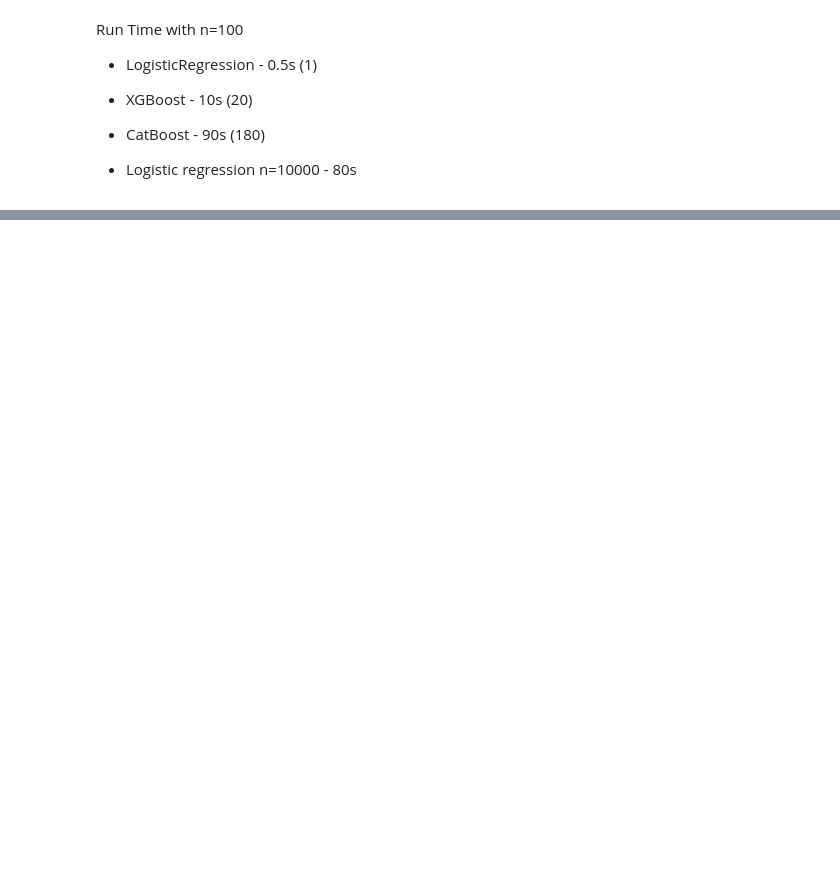
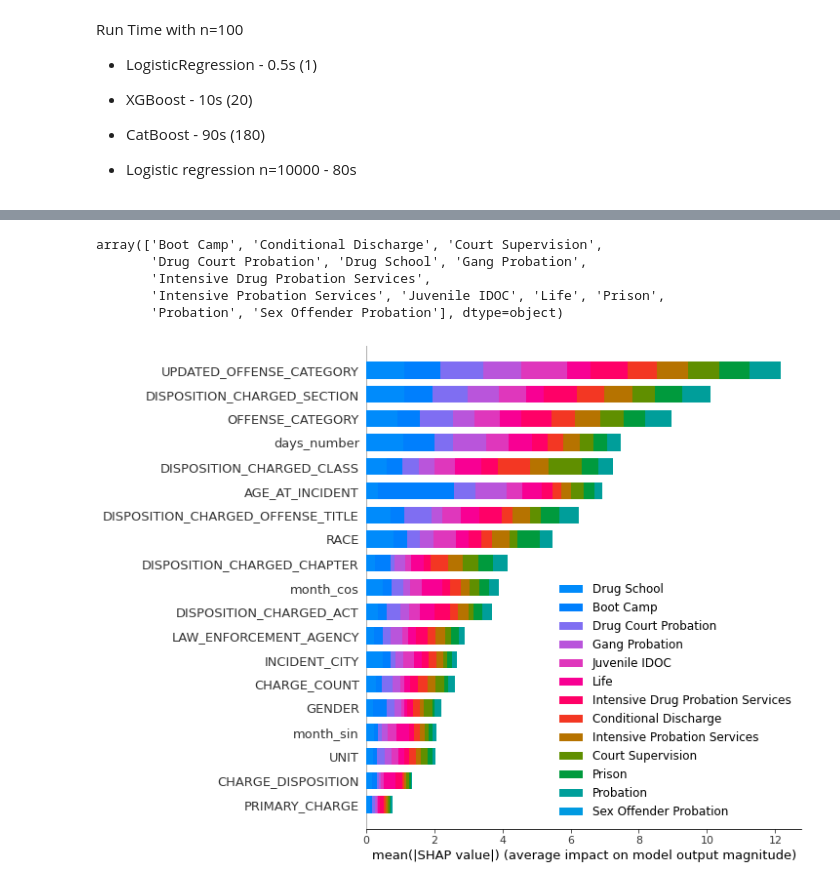
Before and after one commit to MinuraSilva/SentencePredictor, a Jupyter notebook: Model_prediction.ipynb, the cells around one changed output, grey strips where cells are left out. Drawn from its saved outputs; the diff is of its cells as text; code cells hidden in the pictures; blank space fills up the shorter version.

Commit message:
Finish modelling. Run on Google Colab with GPU, otherwise CatBoost will take too long

```diff
--- a/Model_prediction.ipynb
+++ b/Model_prediction.ipynb
@@ -331,3 +319,7 @@ modelCB = CatBoostClassifier(cat_features=categorical_features)
+# %%
+# Note change task_type to 'CPU' if computer does not have an NVIDIA graphics card and CUDA installed.
+# Note: running on CPU is about 400 times slower (and will take about a day).
+modelCB = CatBoostClassifier(cat_features=categorical_features, task_type="GPU", verbose=1000)
 # %% [markdown]
 Run Time with n=100
 - LogisticRegression - 0.5s (1)
@@ -337,19 +329,20 @@ Run Time with n=100
 
 - Logistic regression n=10000 - 80s
 # %%
-n=10000
+n=len(X_train_cat) # full dataset
+# Removing all except Catboost since they are too slow for running on the whole dataset.
 
 print("DummyClassifier")
 %timeit -n1 -r1 modelDC.fit(X_train_ohe.head(n), y_train_type.head(n))
 
-print("\nLogisticRegression")
-%timeit -n1 -r1 modelLR.fit(X_train_ohe.head(n), y_train_type.head(n))
+# print("\nLogisticRegression")
+# %timeit -n1 -r1 modelLR.fit(X_train_ohe.head(n), y_train_type.head(n))
 
 # print("\nXGBoost")
 # %timeit -n1 -r1 modelXG.fit(X_train_ohe.head(n), y_train_type.head(n))
 
-# print("\nCatBoost")
-# %timeit -n1 -r1 modelCB.fit(X_train_cat.head(n), y_train_type.head(n), verbose=1000)
+print("\nCatBoost")
+%timeit -n1 -r1 modelCB.fit(X_train_cat.head(n), y_train_type.head(n))
 
 
 # Has problems with the feature names
@@ -440,0 +400,5 @@ Learning rate set to 0.07036
+# %%
+explainer = shap.TreeExplainer(modelCB)
+shap_values = explainer.shap_values(X_train_cat)
+# shap_values.shape
+shap.initjs()
@@ -440,0 +408,15 @@ Learning rate set to 0.07036
+# %%
+# order was verified manually by looking at which column of predict_proba was the highest
+class_labels = y_train_type.unique()
+class_labels.sort()
+class_labels
+# %% [output]
+array(['Boot Camp', 'Conditional Discharge', 'Court Supervision',
+       'Drug Court Probation', 'Drug School', 'Gang Probation',
+       'Intensive Drug Probation Services',
+       'Intensive Probation Services', 'Juvenile IDOC', 'Life', 'Prison',
+       'Probation', 'Sex Offender Probation'], dtype=object)
+# %%
+shap.summary_plot(shap_values, X_train_cat, class_names=class_labels)
+# %% [output]
+[figure, added]
```
Also changed, not shown: parts of 54 cells of this notebook.
